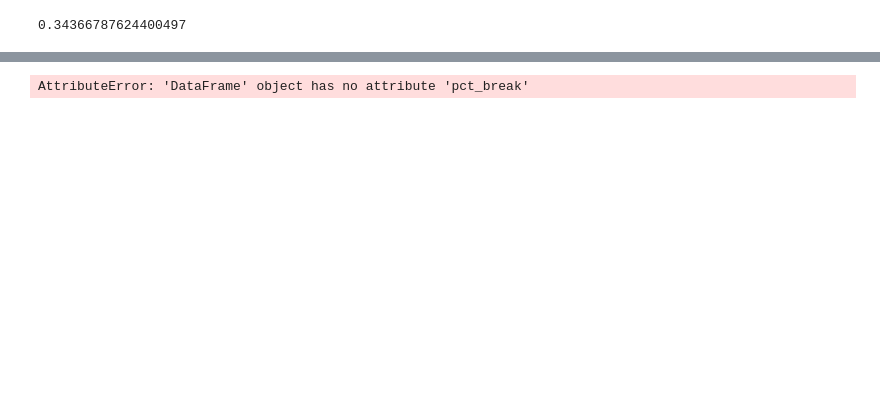
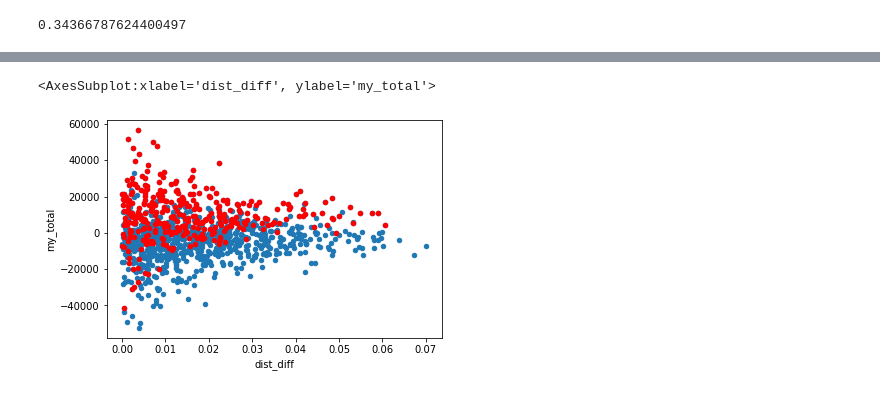
Before and after one commit to bjahnke/backtest_notebook, a Jupyter notebook: notes/backtester.ipynb, the cells around one changed output, grey strips where cells are left out. Drawn from its saved outputs; the diff is of its cells as text; code cells hidden in the pictures; blank space fills up the shorter version.

```diff
--- a/notes/backtester.ipynb
+++ b/notes/backtester.ipynb
@@ -187,5 +251,6 @@ _entry_table.plot.scatter(x='entry_v', y='sig_len')
 # %%
-ax = _entry_table.loc[_entry_table.pct_break > 0].plot.scatter(x='pct_break', y='my_total')
-_entries_partial_exit.loc[_entries_partial_exit.pct_break > 0].plot.scatter(x='pct_break', y='my_total', color='r', ax=ax)
+ax = rws.plot.scatter(x='dist_diff', y='my_total')
+rws.loc[rws.partial_exit_date.notna()].plot.scatter(x='dist_diff', y='my_total', ax=ax, color='red')
 # %% [output]
-AttributeError: 'DataFrame' object has no attribute 'pct_break'
+<AxesSubplot:xlabel='dist_diff', ylabel='my_total'>
+[figure, added]
```
Also changed, not shown: parts of 12 cells of this notebook, 5 other files.
